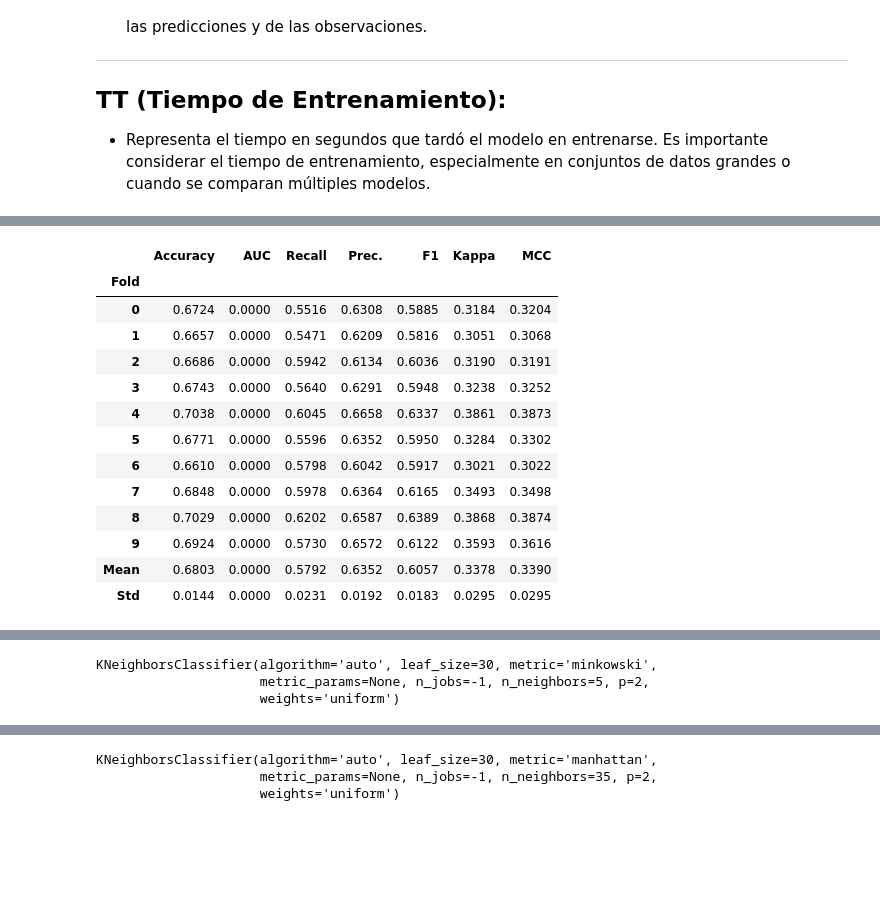
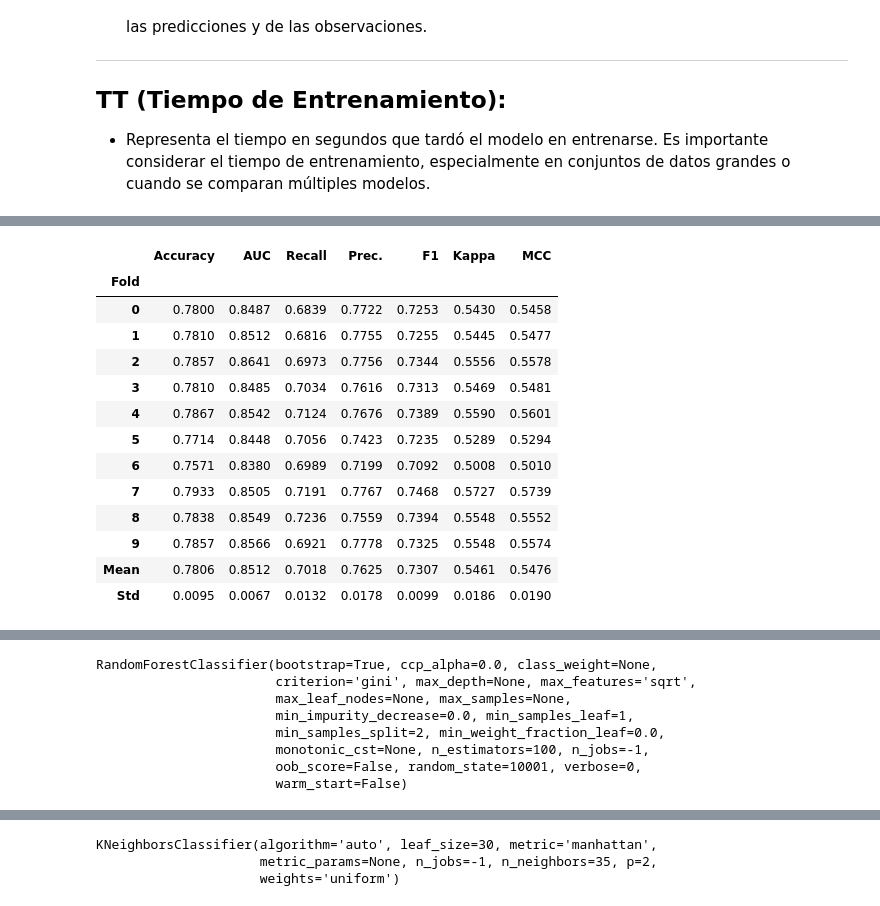
Before and after one commit to jagvgithub/Classification_Regression_models, a Jupyter notebook: Modelos_generales.ipynb, the cells around one changed output, grey strips where cells are left out. Saved outputs shown, nothing was run; the diff lists cells and outputs as text; code cells hidden in the pictures; blank space fills up the shorter version.

```diff
--- a/Modelos_generales.ipynb
+++ b/Modelos_generales.ipynb
@@ -354,29 +429,34 @@ best_model=compare_models()
 [interactive output not drawn]
 # %%
-modelo = create_model('knn')
+modelo = create_model('rf')
 # %% [output]
 [interactive output not drawn]
 |  | Accuracy | AUC | Recall | Prec. | F1 | Kappa | MCC |
 | Fold |  |  |  |  |  |  |  |
-| 0 | 0.6724 | 0.0000 | 0.5516 | 0.6308 | 0.5885 | 0.3184 | 0.3204 |
-| 1 | 0.6657 | 0.0000 | 0.5471 | 0.6209 | 0.5816 | 0.3051 | 0.3068 |
-| 2 | 0.6686 | 0.0000 | 0.5942 | 0.6134 | 0.6036 | 0.3190 | 0.3191 |
-| 3 | 0.6743 | 0.0000 | 0.5640 | 0.6291 | 0.5948 | 0.3238 | 0.3252 |
-| 4 | 0.7038 | 0.0000 | 0.6045 | 0.6658 | 0.6337 | 0.3861 | 0.3873 |
-| 5 | 0.6771 | 0.0000 | 0.5596 | 0.6352 | 0.5950 | 0.3284 | 0.3302 |
-| 6 | 0.6610 | 0.0000 | 0.5798 | 0.6042 | 0.5917 | 0.3021 | 0.3022 |
-| 7 | 0.6848 | 0.0000 | 0.5978 | 0.6364 | 0.6165 | 0.3493 | 0.3498 |
-| 8 | 0.7029 | 0.0000 | 0.6202 | 0.6587 | 0.6389 | 0.3868 | 0.3874 |
-| 9 | 0.6924 | 0.0000 | 0.5730 | 0.6572 | 0.6122 | 0.3593 | 0.3616 |
-| Mean | 0.6803 | 0.0000 | 0.5792 | 0.6352 | 0.6057 | 0.3378 | 0.3390 |
-| Std | 0.0144 | 0.0000 | 0.0231 | 0.0192 | 0.0183 | 0.0295 | 0.0295 |
+| 0 | 0.7800 | 0.8487 | 0.6839 | 0.7722 | 0.7253 | 0.5430 | 0.5458 |
+| 1 | 0.7810 | 0.8512 | 0.6816 | 0.7755 | 0.7255 | 0.5445 | 0.5477 |
+| 2 | 0.7857 | 0.8641 | 0.6973 | 0.7756 | 0.7344 | 0.5556 | 0.5578 |
+| 3 | 0.7810 | 0.8485 | 0.7034 | 0.7616 | 0.7313 | 0.5469 | 0.5481 |
+| 4 | 0.7867 | 0.8542 | 0.7124 | 0.7676 | 0.7389 | 0.5590 | 0.5601 |
+| 5 | 0.7714 | 0.8448 | 0.7056 | 0.7423 | 0.7235 | 0.5289 | 0.5294 |
+| 6 | 0.7571 | 0.8380 | 0.6989 | 0.7199 | 0.7092 | 0.5008 | 0.5010 |
+| 7 | 0.7933 | 0.8505 | 0.7191 | 0.7767 | 0.7468 | 0.5727 | 0.5739 |
+| 8 | 0.7838 | 0.8549 | 0.7236 | 0.7559 | 0.7394 | 0.5548 | 0.5552 |
+| 9 | 0.7857 | 0.8566 | 0.6921 | 0.7778 | 0.7325 | 0.5548 | 0.5574 |
+| Mean | 0.7806 | 0.8512 | 0.7018 | 0.7625 | 0.7307 | 0.5461 | 0.5476 |
+| Std | 0.0095 | 0.0067 | 0.0132 | 0.0178 | 0.0099 | 0.0186 | 0.0190 |
 [interactive output not drawn]
 # %%
 print(modelo)
 # %% [output]
-KNeighborsClassifier(algorithm='auto', leaf_size=30, metric='minkowski',
-                     metric_params=None, n_jobs=-1, n_neighbors=5, p=2,
-                     weights='uniform')
+RandomForestClassifier(bootstrap=True, ccp_alpha=0.0, class_weight=None,
+                       criterion='gini', max_depth=None, max_features='sqrt',
+                       max_leaf_nodes=None, max_samples=None,
+                       min_impurity_decrease=0.0, min_samples_leaf=1,
+                       min_samples_split=2, min_weight_fraction_leaf=0.0,
+                       monotonic_cst=None, n_estimators=100, n_jobs=-1,
+                       oob_score=False, random_state=10001, verbose=0,
+                       warm_start=False)
 # %%
 tuned_modelo = tune_model(modelo)
 # %% [output]
```
Also changed, not shown: parts of 18 cells of this notebook.
